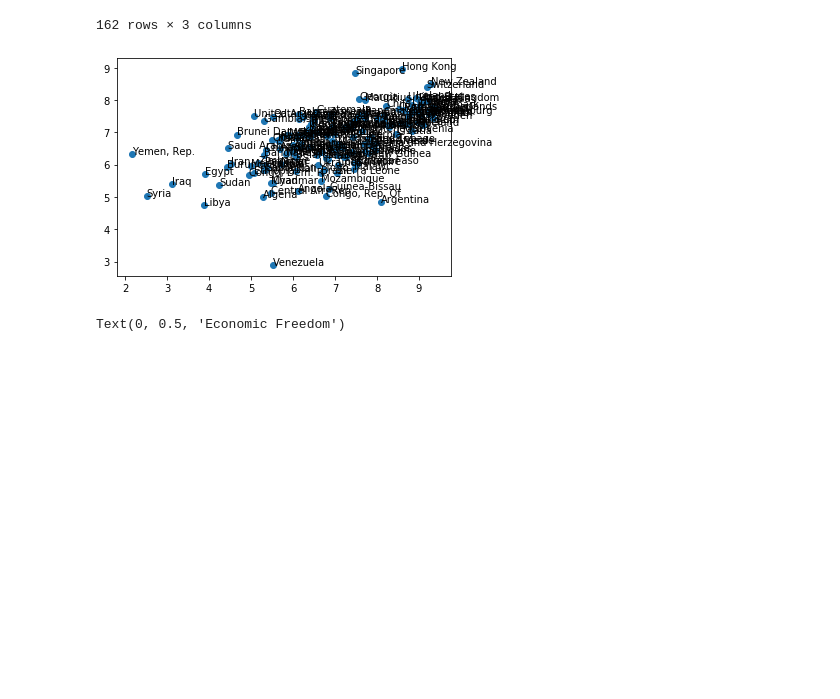
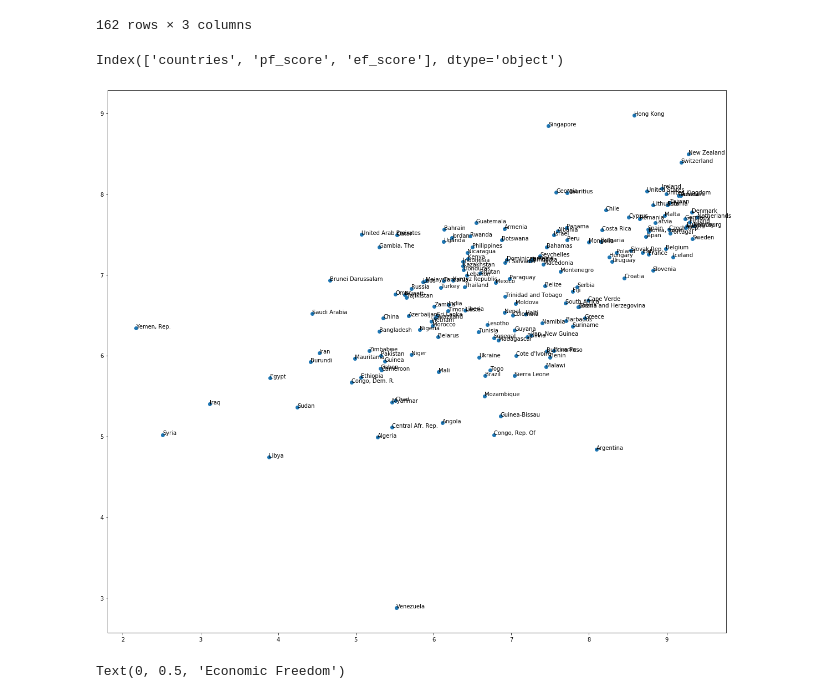
Before and after one commit to shamrockbandit/Project1_repo, a Jupyter notebook: pfscore and efscore.ipynb, the cells around one changed output. Drawn from its saved outputs; the diff is of its cells as text; code cells hidden in the pictures; blank space fills up the shorter version.

```diff
--- a/pfscore and efscore.ipynb
+++ b/pfscore and efscore.ipynb
@@ -74,15 +74,25 @@ import matplotlib.pyplot as plt
 pf_score = scores_df["pf_score"].values
 ef_score = scores_df["ef_score"].values
 countries = scores_df["countries"].values
+# %%
+scores_df.columns
+# %% [output]
+Index(['countries', 'pf_score', 'ef_score'], dtype='object')
 # %%
 # create plot
-fig, ax = plt.subplots()
-ax.scatter(pf_score, ef_score)
+
+# fig, ax = plt.subplots()
+# ax.scatter(pf_score, ef_score)
+
+plt.figure(figsize=(20,18))
+plt.scatter(scores_df.pf_score,scores_df.ef_score)
+
+
 
 for i, txt in enumerate(countries):
-    ax.annotate(txt, (pf_score[i], ef_score[i]))
+    plt.annotate(txt, (scores_df.pf_score[i],scores_df.ef_score[i]))
 # %% [output]
-[figure, old version]
+[figure, new version]
 # %%
 # with out labels bc idk how to clean it up
 fig, ax = plt.subplots()
```
Also changed, not shown: 2 other files.
